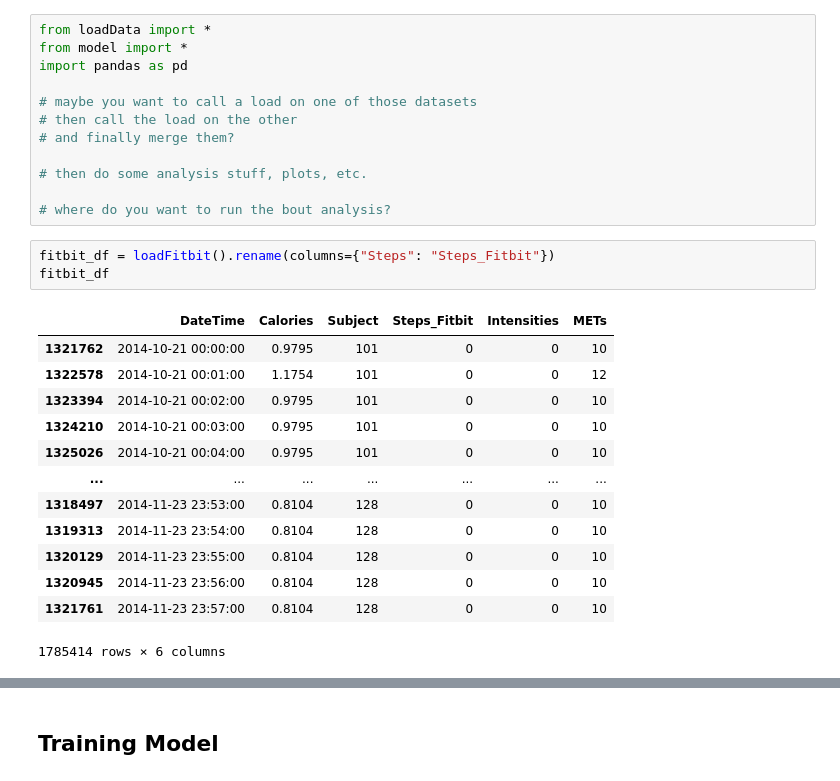
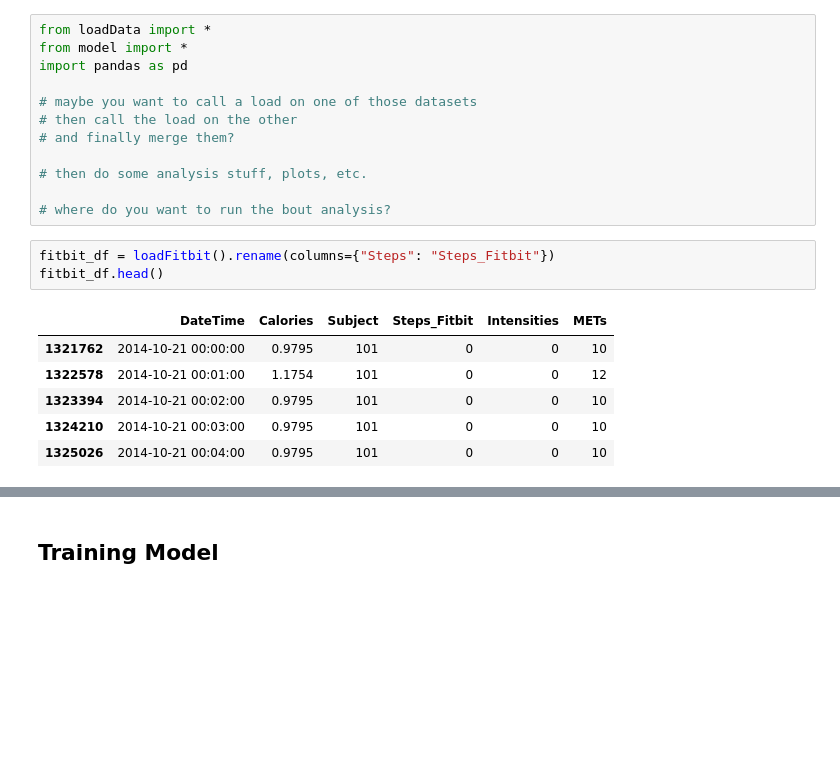
Before and after one commit to nichmorgan/inf502-fall2025, a Jupyter notebook: Homework 2/run_analysis.ipynb, the cells around one changed output, grey strips where cells are left out. Cells and saved outputs as stored; diff of their text form; blank space fills up the shorter version.

```diff
--- a/Homework 2/run_analysis.ipynb
+++ b/Homework 2/run_analysis.ipynb
@@ -14,20 +14,13 @@ import pandas as pd
 # where do you want to run the bout analysis?
 # %%
 fitbit_df = loadFitbit().rename(columns={"Steps": "Steps_Fitbit"})
-fitbit_df
+fitbit_df.head()
 # %% [output]
 |  | DateTime | Calories | Subject | Steps_Fitbit | Intensities | METs |
 | 1321762 | 2014-10-21 00:00:00 | 0.9795 | 101 | 0 | 0 | 10 |
 | 1322578 | 2014-10-21 00:01:00 | 1.1754 | 101 | 0 | 0 | 12 |
 | 1323394 | 2014-10-21 00:02:00 | 0.9795 | 101 | 0 | 0 | 10 |
 | 1324210 | 2014-10-21 00:03:00 | 0.9795 | 101 | 0 | 0 | 10 |
 | 1325026 | 2014-10-21 00:04:00 | 0.9795 | 101 | 0 | 0 | 10 |
-| ... | ... | ... | ... | ... | ... | ... |
-| 1318497 | 2014-11-23 23:53:00 | 0.8104 | 128 | 0 | 0 | 10 |
-| 1319313 | 2014-11-23 23:54:00 | 0.8104 | 128 | 0 | 0 | 10 |
-| 1320129 | 2014-11-23 23:55:00 | 0.8104 | 128 | 0 | 0 | 10 |
-| 1320945 | 2014-11-23 23:56:00 | 0.8104 | 128 | 0 | 0 | 10 |
-| 1321761 | 2014-11-23 23:57:00 | 0.8104 | 128 | 0 | 0 | 10 |
-1785414 rows × 6 columns
 # %%
 actigraph_df = loadActigraph().rename(columns={"Steps": "Steps_Actigraph"})
```
Also changed, not shown: parts of 15 cells of this notebook, 1 other file.
